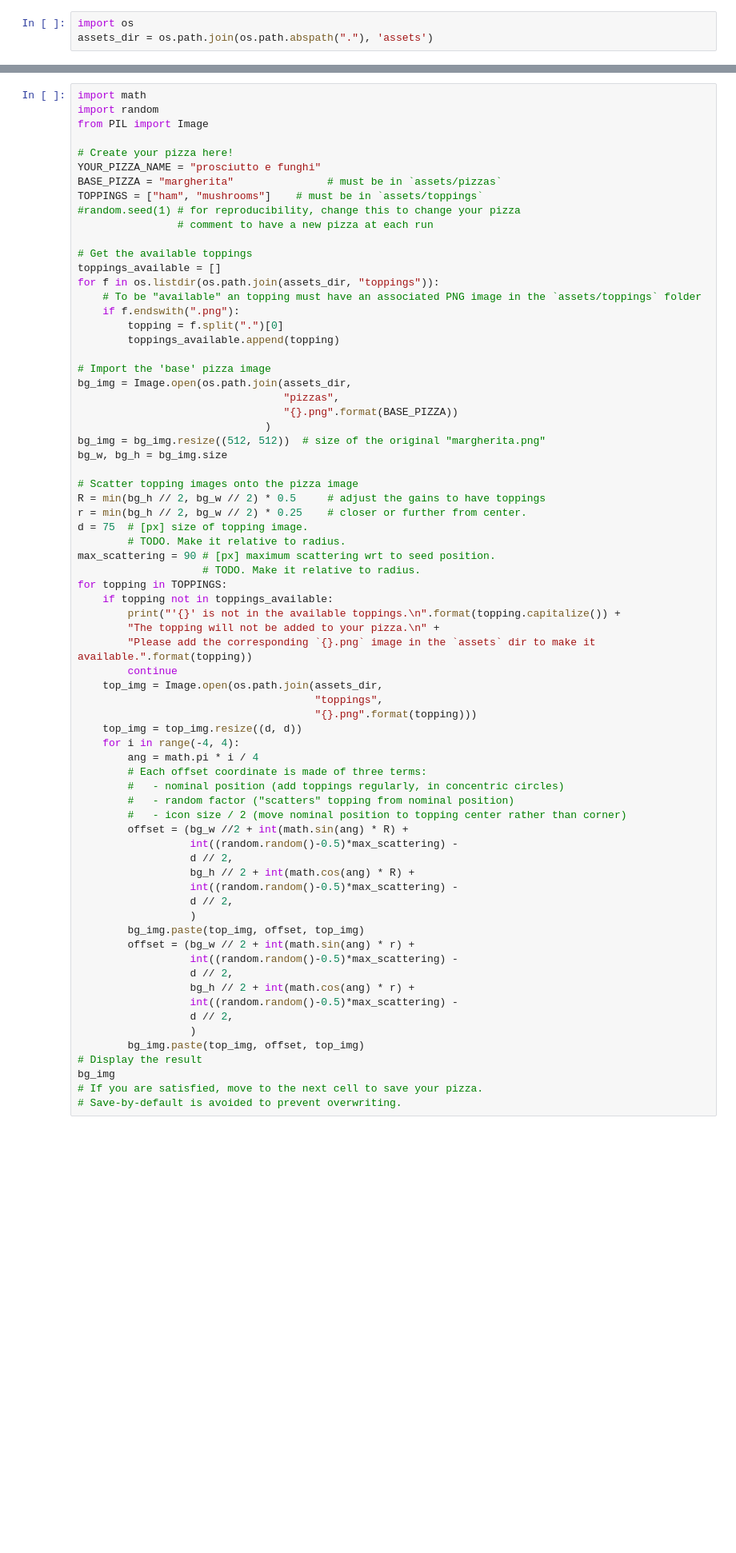
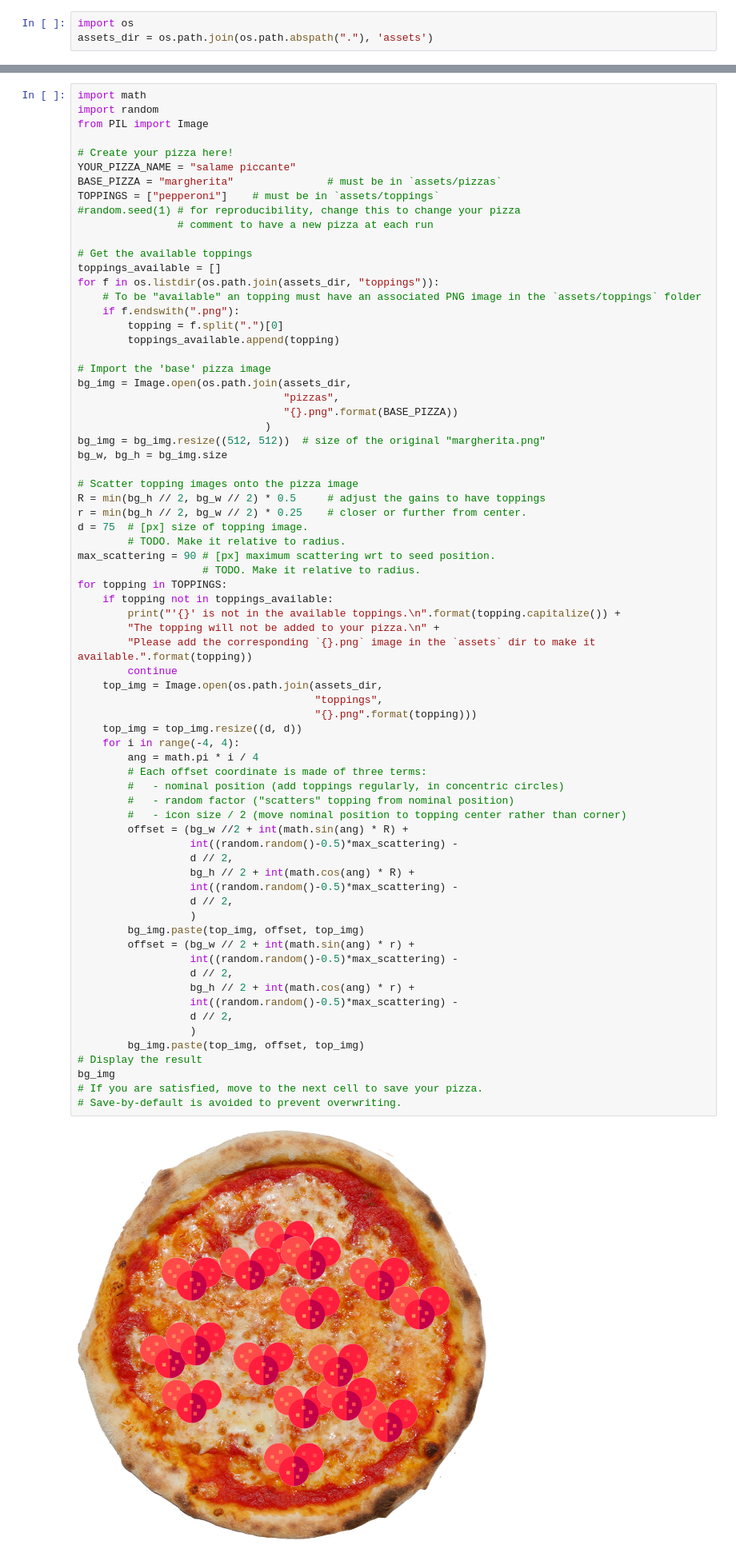
Before and after one commit to Luca-Pozzi/pizza_chart, a Jupyter notebook: pizza_maker.ipynb, the cells around one changed output, grey strips where cells are left out. Shown: that part at 80% size. Cells and saved outputs as stored; diff of their text form; blank space fills up the shorter version.

Commit message:
add/update pizzas

```diff
--- a/pizza_maker.ipynb
+++ b/pizza_maker.ipynb
@@ -14,9 +14,9 @@ import random
 from PIL import Image
 
 # Create your pizza here!
-YOUR_PIZZA_NAME = "prosciutto e funghi"
+YOUR_PIZZA_NAME = "salame piccante"
 BASE_PIZZA = "margherita"               # must be in `assets/pizzas`
-TOPPINGS = ["ham", "mushrooms"]    # must be in `assets/toppings`
+TOPPINGS = ["pepperoni"]    # must be in `assets/toppings`
 #random.seed(1) # for reproducibility, change this to change your pizza
                 # comment to have a new pizza at each run
 
@@ -52,33 +52,35 @@ for topping in TOPPINGS:
     top_img = Image.open(os.path.join(assets_dir,
                                       "toppings",
                                       "{}.png".format(topping)))
     top_img = top_img.resize((d, d))
     for i in range(-4, 4):
         ang = math.pi * i / 4
         # Each offset coordinate is made of three terms:
         #   - nominal position (add toppings regularly, in concentric circles)
         #   - random factor ("scatters" topping from nominal position)
         #   - icon size / 2 (move nominal position to topping center rather than corner)
         offset = (bg_w //2 + int(math.sin(ang) * R) +
                   int((random.random()-0.5)*max_scattering) -
                   d // 2,
                   bg_h // 2 + int(math.cos(ang) * R) +
                   int((random.random()-0.5)*max_scattering) -
                   d // 2,
                   )
         bg_img.paste(top_img, offset, top_img)
         offset = (bg_w // 2 + int(math.sin(ang) * r) +
                   int((random.random()-0.5)*max_scattering) -
                   d // 2,
                   bg_h // 2 + int(math.cos(ang) * r) +
                   int((random.random()-0.5)*max_scattering) -
                   d // 2,
                   )
         bg_img.paste(top_img, offset, top_img)
 # Display the result
 bg_img
 # If you are satisfied, move to the next cell to save your pizza.
 # Save-by-default is avoided to prevent overwriting.
+# %% [output]
+[figure, added]
 # %%
 # Save your pizza
 bg_img.save(os.path.join(assets_dir,
```
Also changed, not shown: 9 other files.
